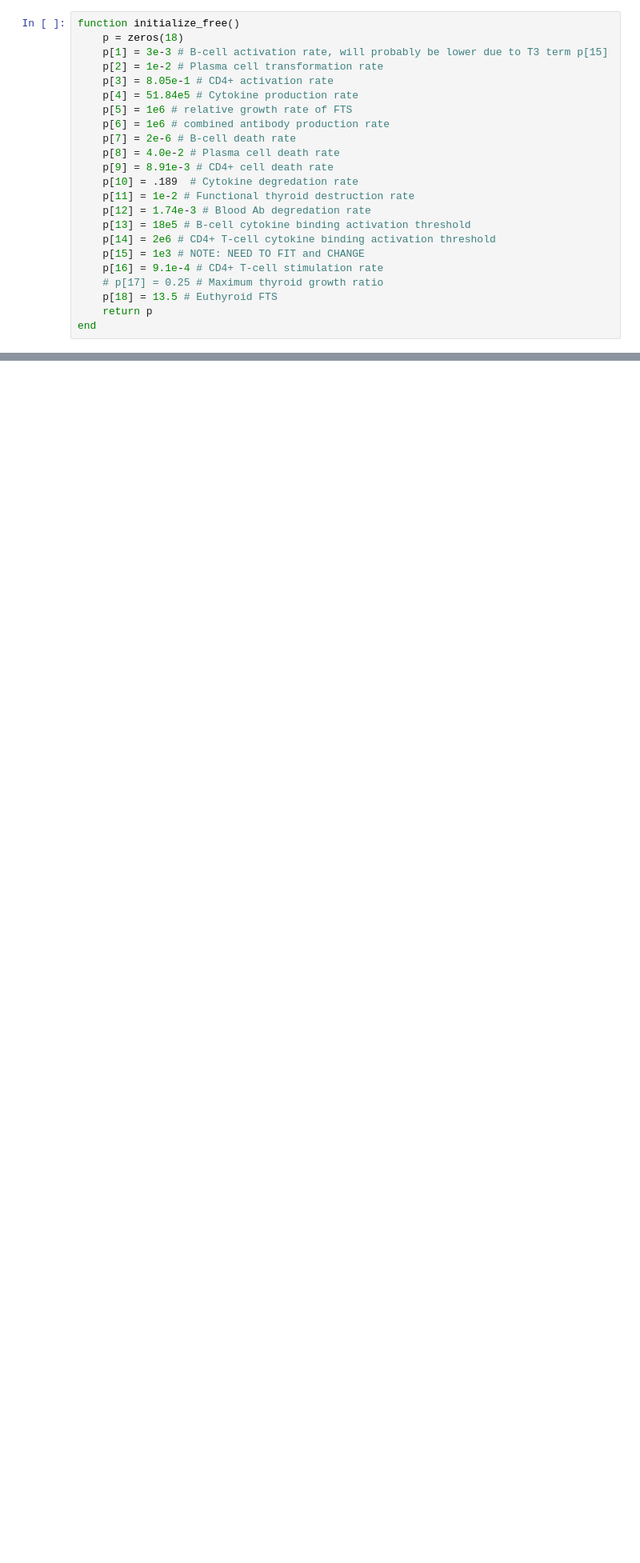
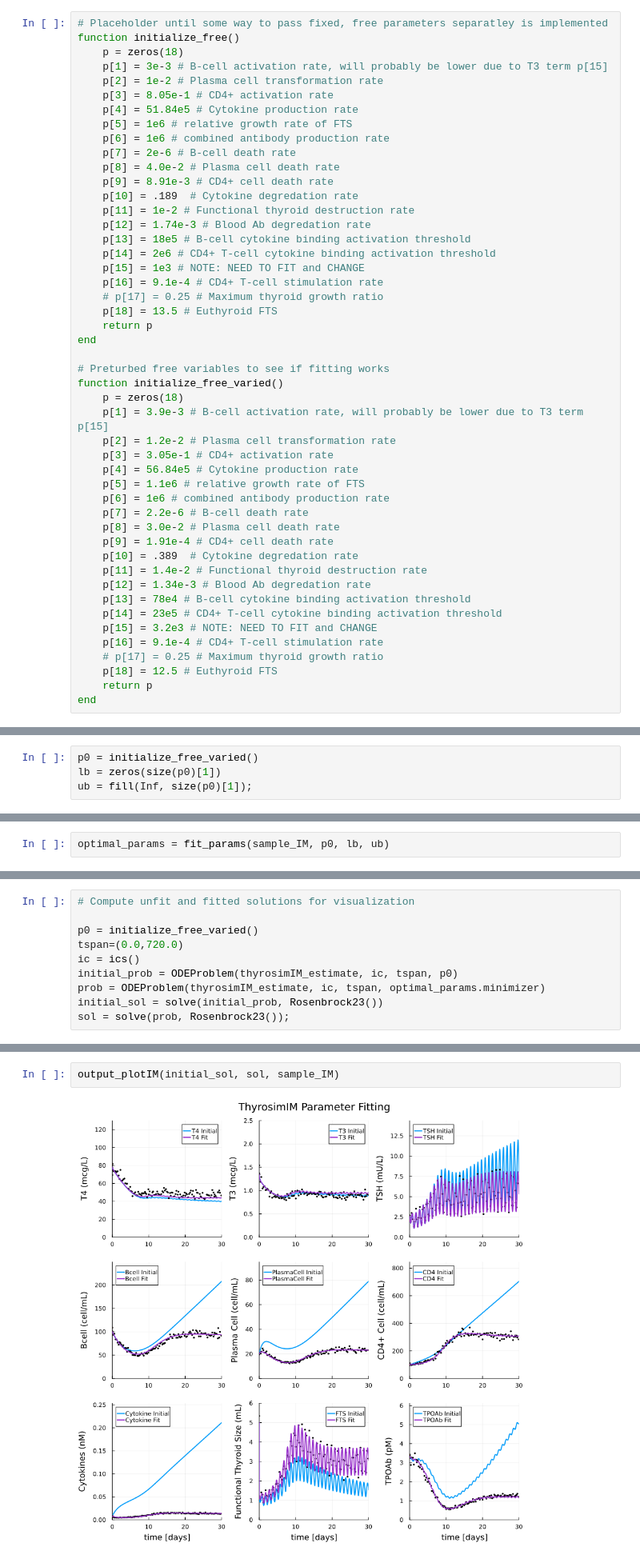
Before and after one commit to mehathakur/BioCyb_UCLA, a Jupyter notebook: thyrosimIM/src/estIM_dev.ipynb, the cells around one changed output, grey strips where cells are left out. Shown at 80% size. Cells and saved outputs as stored; diff of their text form; blank space fills up the shorter version.

```diff
--- a/thyrosimIM/src/estIM_dev.ipynb
+++ b/thyrosimIM/src/estIM_dev.ipynb
@@ -272,6 +144,7 @@ end
 # %% [output]
 ics (generic function with 1 method)
 # %%
+# Placeholder until some way to pass fixed, free parameters separatley is implemented
 function initialize_free()
     p = zeros(18)
     p[1] = 3e-3 # B-cell activation rate, will probably be lower due to T3 term p[15]
@@ -294,4 +167,28 @@ function initialize_free()
     p[18] = 13.5 # Euthyroid FTS
     return p
 end
+
+# Preturbed free variables to see if fitting works
+function initialize_free_varied()
+    p = zeros(18)
+    p[1] = 3.9e-3 # B-cell activation rate, will probably be lower due to T3 term p[15]
+    p[2] = 1.2e-2 # Plasma cell transformation rate
+    p[3] = 3.05e-1 # CD4+ activation rate
+    p[4] = 56.84e5 # Cytokine production rate
+    p[5] = 1.1e6 # relative growth rate of FTS
+    p[6] = 1e6 # combined antibody production rate
+    p[7] = 2.2e-6 # B-cell death rate
+    p[8] = 3.0e-2 # Plasma cell death rate
+    p[9] = 1.91e-4 # CD4+ cell death rate
+    p[10] = .389  # Cytokine degredation rate
+    p[11] = 1.4e-2 # Functional thyroid destruction rate
+    p[12] = 1.34e-3 # Blood Ab degredation rate
+    p[13] = 78e4 # B-cell cytokine binding activation threshold
+    p[14] = 23e5 # CD4+ T-cell cytokine binding activation threshold
+    p[15] = 3.2e3 # NOTE: NEED TO FIT and CHANGE
+    p[16] = 9.1e-4 # CD4+ T-cell stimulation rate
+    # p[17] = 0.25 # Maximum thyroid growth ratio
+    p[18] = 12.5 # Euthyroid FTS
+    return p
+end
 # %% [output]
@@ -365,0 +321,4 @@ thyrosimIM_estimate (generic function with 1 method)
+# %%
+p0 = initialize_free_varied()
+lb = zeros(size(p0)[1])
+ub = fill(Inf, size(p0)[1]);
@@ -365,0 +382,2 @@ thyrosimIM_estimate (generic function with 1 method)
+# %%
+optimal_params = fit_params(sample_IM, p0, lb, ub)
@@ -365,0 +449,10 @@ thyrosimIM_estimate (generic function with 1 method)
+# %%
+# Compute unfit and fitted solutions for visualization
+
+p0 = initialize_free_varied()
+tspan=(0.0,720.0)
+ic = ics()
+initial_prob = ODEProblem(thyrosimIM_estimate, ic, tspan, p0)
+prob = ODEProblem(thyrosimIM_estimate, ic, tspan, optimal_params.minimizer)
+initial_sol = solve(initial_prob, Rosenbrock23())
+sol = solve(prob, Rosenbrock23());
@@ -366,3 +527,7 @@ thyrosimIM_estimate (generic function with 1 method)
+# %%
+output_plotIM(initial_sol, sol, sample_IM)
+# %% [output]
+[figure, added]
 # %%
 """
 Run parameter estimation on immune parameters.
```
Also changed, not shown: parts of 28 cells of this notebook.
